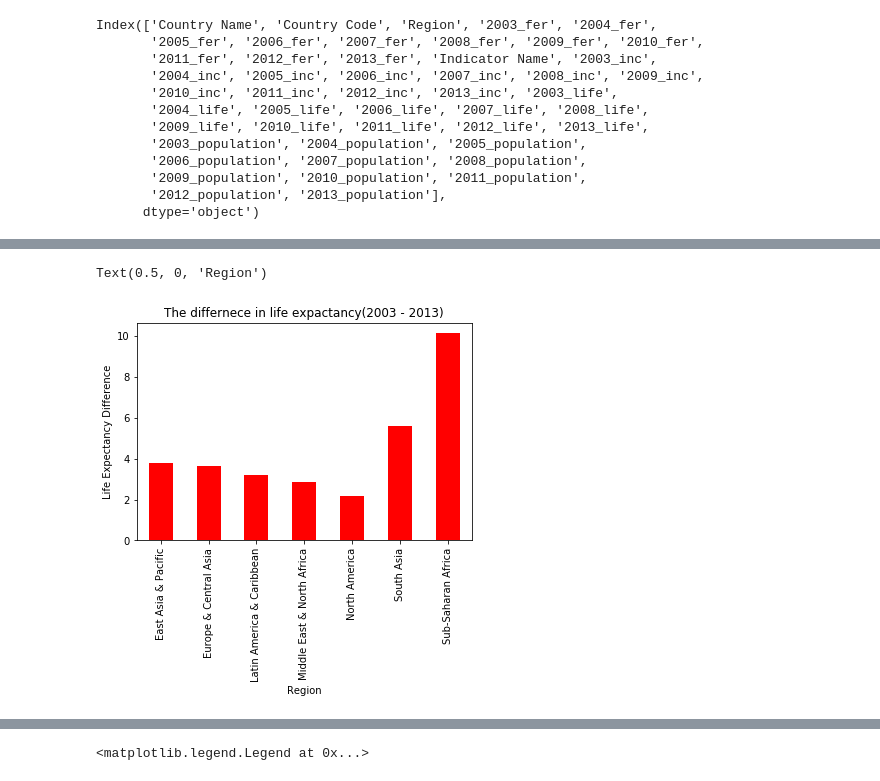
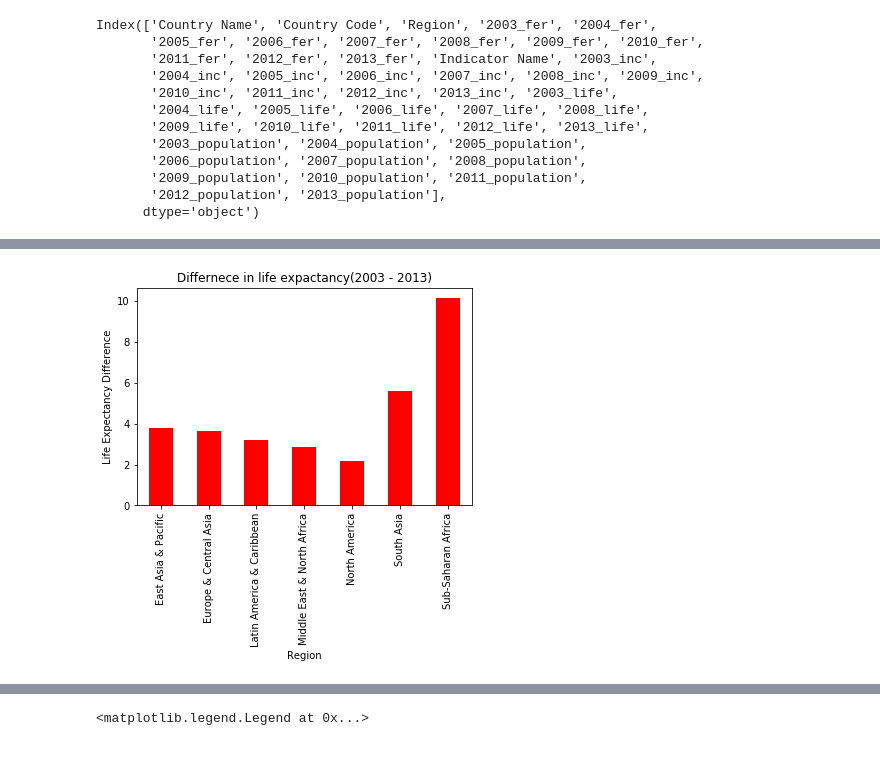
Before and after one commit to shilpiray/Project1, a Jupyter notebook: Project.ipynb, the cells around one changed output, grey strips where cells are left out. Cells and saved outputs as stored; diff of their text form; code cells hidden in the pictures.

```diff
--- a/Project.ipynb
+++ b/Project.ipynb
@@ -323,17 +329,17 @@ plt.legend(loc='upper center', bbox_to_anchor=(1.4, 0.9), shadow=True, ncol=1)
 # %%
 mean_life_exp = round(data_life_ex.groupby("Region").mean(),2)
 mean_income = round(data_inc.groupby("Region").mean(),2)
 mean_life_exp_t = mean_life_exp.transpose()
 mean_income_t = mean_income.transpose()
 diff = (mean_life_exp_t.iloc[-1] - mean_life_exp_t.iloc[0])/mean_life_exp_t.iloc[0]*100
-diff_income =
+
 diff.plot(kind="bar", facecolor="red")
-plt.title("The differnece in life expactancy(2003 - 2013)")
+plt.title("Differnece in life expactancy(2003 - 2013)")
 plt.ylabel("Life Expectancy Difference")
 plt.xlabel("Region")
+plt.savefig("Life_Expectancy_Difference.png")
 # %% [output]
-Text(0.5, 0, 'Region')
-[figure, old version]
+[figure, new version]
 # %%
 year = ["2003","2004","2005","2006","2007","2008","2009","2010","2011","2012","2013"]
 # %%
```
Also changed, not shown: parts of 34 cells of this notebook, 30 other files.
